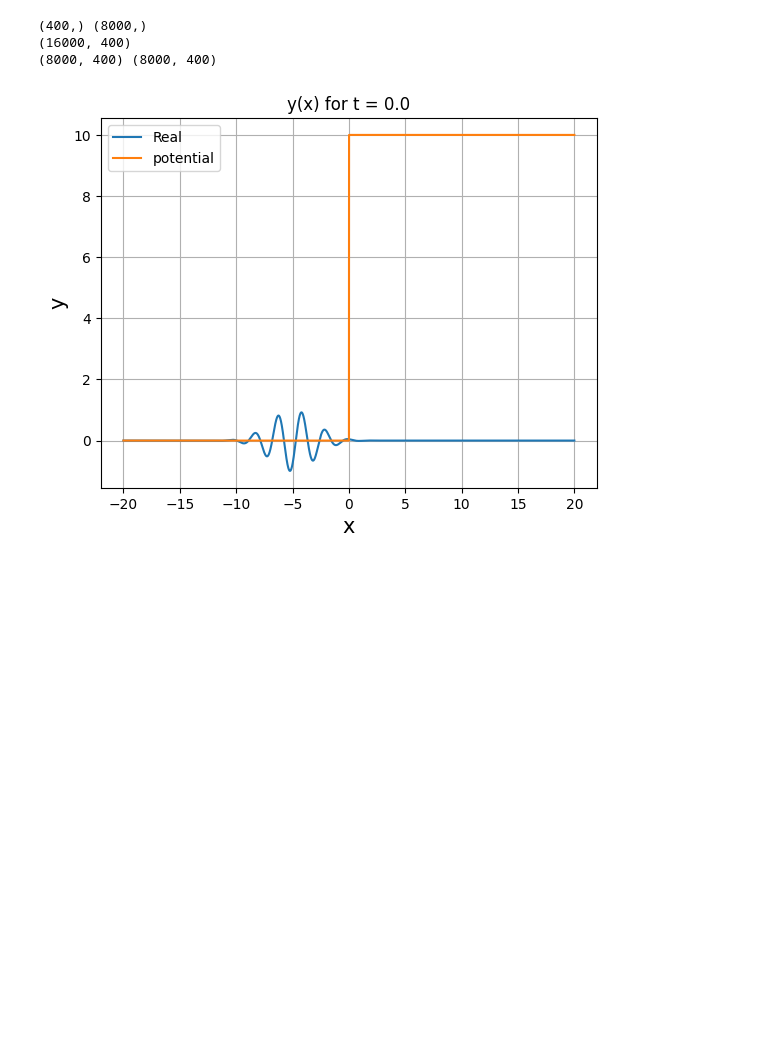
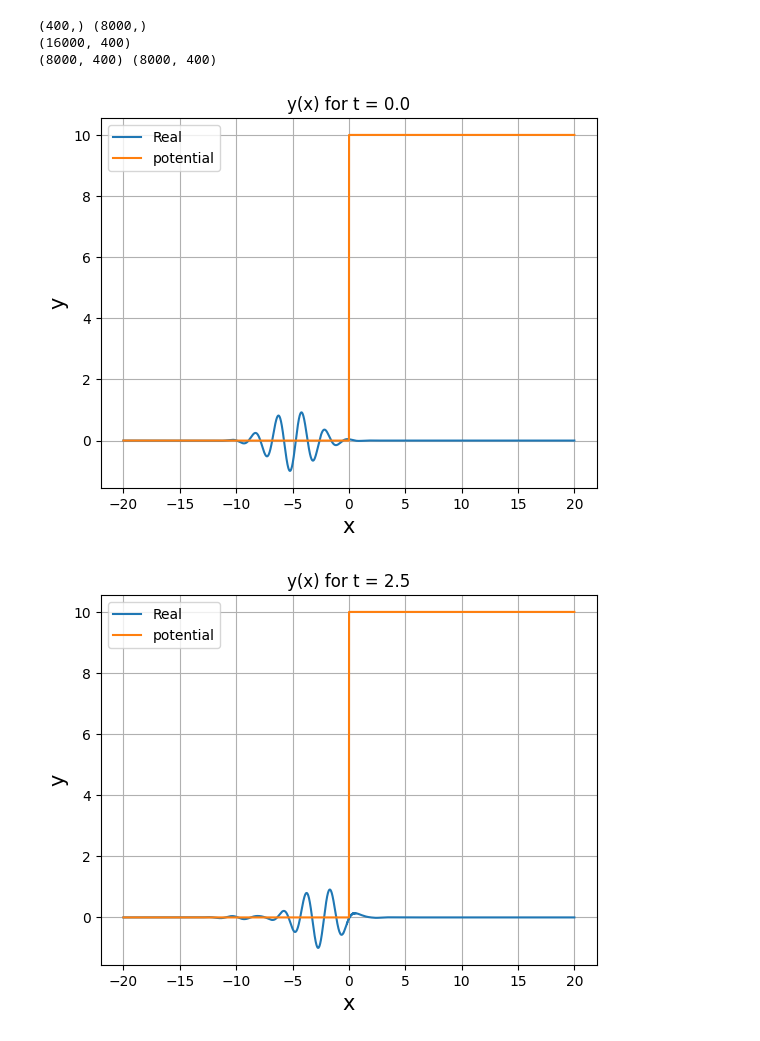
Before and after one commit to dakeerie/MSci-Project, a Jupyter notebook: Gaussian.ipynb, the cells around one changed output. Cells and saved outputs as stored; diff of their text form; code cells hidden in the pictures; blank space fills up the shorter version.

```diff
--- a/Gaussian.ipynb
+++ b/Gaussian.ipynb
@@ -116,15 +116,16 @@ sol_dy = sol_dy.transpose()
 (8000, 400) (8000, 400)
 # %%
 for i, t in enumerate(t_array):
-    if i % 1000 == 0:
+    if i % 100 == 0:
         plt.plot(x_array, sol_y[i].real, label = 'Real')
         plt.plot(x_array, V, label = 'potential')
         # plt.plot(x_array, sol_y[i].imag, label = 'Imaginary')
         plt.xlabel('x', fontsize = 15)
         plt.ylabel('y', fontsize = 15)
         plt.title(f'y(x) for t = {t}')
         plt.grid()
         plt.legend()
         plt.show()
 # %% [output]
 [figure]
+[figure, added]
```
Also changed, not shown: parts of 1 cell of this notebook, 2 other files.
